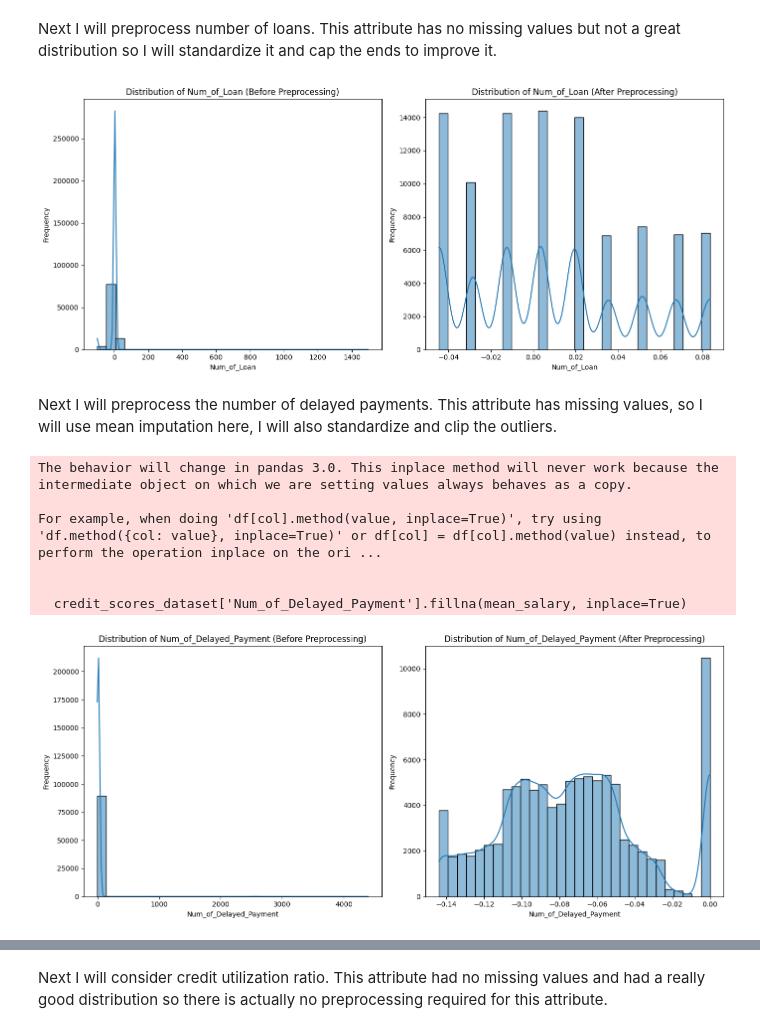
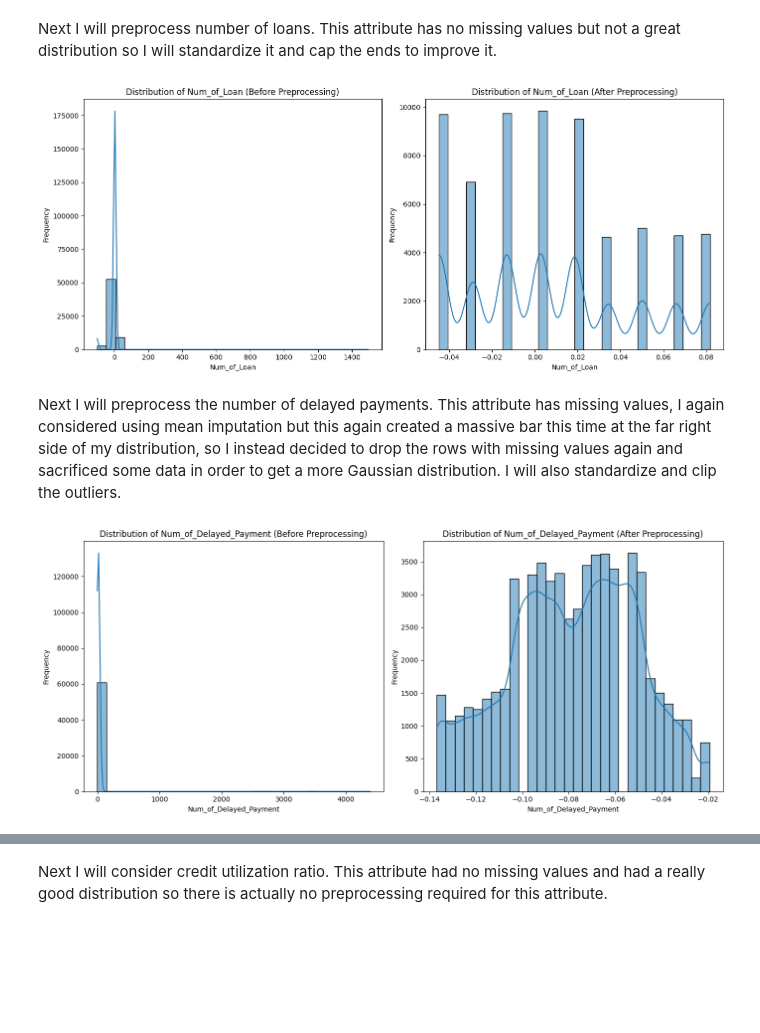
Before and after one commit to alex-govier5/intro-to-ai, a Jupyter notebook: A1/AI_Assignment1.ipynb, the cells around one changed output, grey strips where cells are left out. Cells and saved outputs as stored; diff of their text form; code cells hidden in the pictures; blank space fills up the shorter version.

```diff
--- a/A1/AI_Assignment1.ipynb
+++ b/A1/AI_Assignment1.ipynb
@@ -460,0 +465,8 @@ So since each column has a fair representation, I would say my dataset is pretty
+# %%
+# Define the features (X) and the target (y)
+X = credit_scores_dataset[['Annual_Income', 'Monthly_Inhand_Salary', 'Num_Bank_Accounts',
+                           'Num_Credit_Card', 'Interest_Rate', 'Num_of_Loan',
+                           'Num_of_Delayed_Payment', 'Num_Credit_Inquiries',
+                           'Outstanding_Debt', 'Credit_Utilization_Ratio', 'Payment_Behaviour']]
+
+y = credit_scores_dataset['Credit_Score']
@@ -649,23 +666,23 @@ Next I will preprocess number of loans. This attribute has no missing values but
 # Visualize distribution before preprocessing
 plt.figure(figsize=(14, 6))
 plt.subplot(1, 2, 1)  # Before preprocessing
-sns.histplot(credit_scores_dataset['Num_of_Loan'], bins=30, kde=True)
+sns.histplot(X_train['Num_of_Loan'], bins=30, kde=True)
 plt.title('Distribution of Num_of_Loan (Before Preprocessing)')
 plt.xlabel('Num_of_Loan')
 plt.ylabel('Frequency')
 
-# Preprocess data
+# Apply standardization
 scaler = StandardScaler()
-credit_scores_dataset['Num_of_Loan'] = scaler.fit_transform(credit_scores_dataset[['Num_of_Loan']])
+X_train['Num_of_Loan'] = scaler.fit_transform(X_train[['Num_of_Loan']])
 
 # Clip the values to remove outliers
-lower_bound = credit_scores_dataset['Num_of_Loan'].quantile(0.05)
-upper_bound = credit_scores_dataset['Num_of_Loan'].quantile(0.95)
-credit_scores_dataset['Num_of_Loan'] = credit_scores_dataset['Num_of_Loan'].clip(lower_bound, upper_bound)
+lower_bound = X_train['Num_of_Loan'].quantile(0.05)
+upper_bound = X_train['Num_of_Loan'].quantile(0.95)
+X_train['Num_of_Loan'] = X_train['Num_of_Loan'].clip(lower_bound, upper_bound)
 
 # Visualize distribution after preprocessing
 plt.subplot(1, 2, 2)  # After preprocessing
-sns.histplot(credit_scores_dataset['Num_of_Loan'], bins=30, kde=True)
+sns.histplot(X_train['Num_of_Loan'], bins=30, kde=True)
 plt.title('Distribution of Num_of_Loan (After Preprocessing)')
 plt.xlabel('Num_of_Loan')
 plt.ylabel('Frequency')
@@ -674,51 +691,42 @@ plt.ylabel('Frequency')
 plt.tight_layout()
 plt.show()
 # %% [output]
-[figure, old version]
+[figure, new version]
 # %% [markdown]
-Next I will preprocess the number of delayed payments. This attribute has missing values, so I will use mean imputation here, I will also standardize and clip the outliers.
+Next I will preprocess the number of delayed payments. This attribute has missing values, I again considered using mean imputation but this again created a massive bar this time at the far right side of my distribution, so I instead decided to drop the rows with missing values again and sacrificed some data in order to get a more Gaussian distribution. I will also standardize and clip the outliers.
 # %%
 # Preprocessing number of delayed payments
 
 # Visualize distribution before preprocessing
 plt.figure(figsize=(14, 6))
 plt.subplot(1, 2, 1)  # Before preprocessing
-sns.histplot(credit_scores_dataset['Num_of_Delayed_Payment'], bins=30, kde=True)
+sns.histplot(X_train['Num_of_Delayed_Payment'], bins=30, kde=True)
 plt.title('Distribution of Num_of_Delayed_Payment (Before Preprocessing)')
 plt.xlabel('Num_of_Delayed_Payment')
 plt.ylabel('Frequency')
 
-# Calculate mean
-mean_salary = credit_scores_dataset['Num_of_Delayed_Payment'].mean()
+# Drop rows with missing values
+X_train = X_train.dropna(subset=['Num_of_Delayed_Payment'])
 
-# Impute missing values with the mean
-credit_scores_dataset['Num_of_Delayed_Payment'].fillna(mean_salary, inplace=True)
-
-# Preprocess data
+# Apply standardization
 scaler = StandardScaler()
-credit_scores_dataset['Num_of_Delayed_Payment'] = scaler.fit_transform(credit_scores_dataset[['Num_of_Delayed_Payment']])
+X_train['Num_of_Delayed_Payment'] = scaler.fit_transform(X_train[['Num_of_Delayed_Payment']])
 
 # Clip the values to remove outliers
-lower_bound = credit_scores_dataset['Num_of_Delayed_Payment'].quantile(0.01)
-upper_bound = credit_scores_dataset['Num_of_Delayed_Payment'].quantile(0.99)
-credit_scores_dataset['Num_of_Delayed_Payment'] = credit_scores_dataset['Num_of_Delayed_Payment'].clip(lower_bound, upper_bound)
+lower_bound = X_train['Num_of_Delayed_Payment'].quantile(0.01)
+upper_bound = X_train['Num_of_Delayed_Payment'].quantile(0.99)
+X_train['Num_of_Delayed_Payment'] = X_train['Num_of_Delayed_Payment'].clip(lower_bound, upper_bound)
 
 # Visualize distribution after preprocessing
 plt.subplot(1, 2, 2)  # After preprocessing
-sns.histplot(credit_scores_dataset['Num_of_Delayed_Payment'], bins=30, kde=True)
+sns.histplot(X_train['Num_of_Delayed_Payment'], bins=30, kde=True)
 plt.title('Distribution of Num_of_Delayed_Payment (After Preprocessing)')
 plt.xlabel('Num_of_Delayed_Payment')
 plt.ylabel('Frequency')
 
 # Show the plots
 plt.tight_layout()
 plt.show()
 # %% [output]
-The behavior will change in pandas 3.0. This inplace method will never work because the intermediate object on which we are setting values always behaves as a copy.
-
-For example, when doing 'df[col].method(value, inplace=True)', try using 'df.method({col: value}, inplace=True)' or df[col] = df[col].method(value) instead, to perform the operation inplace on the ori ...
-
-
-  credit_scores_dataset['Num_of_Delayed_Payment'].fillna(mean_salary, inplace=True)
-[figure, old version]
+[figure, new version]
 # %% [markdown]
```
Also changed, not shown: parts of 32 cells of this notebook.
